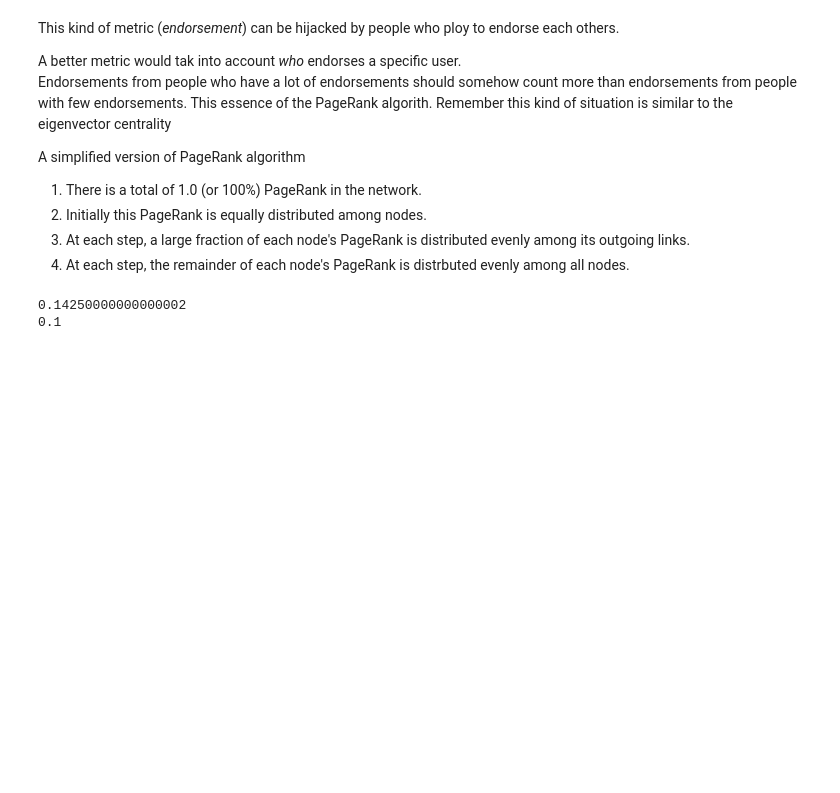
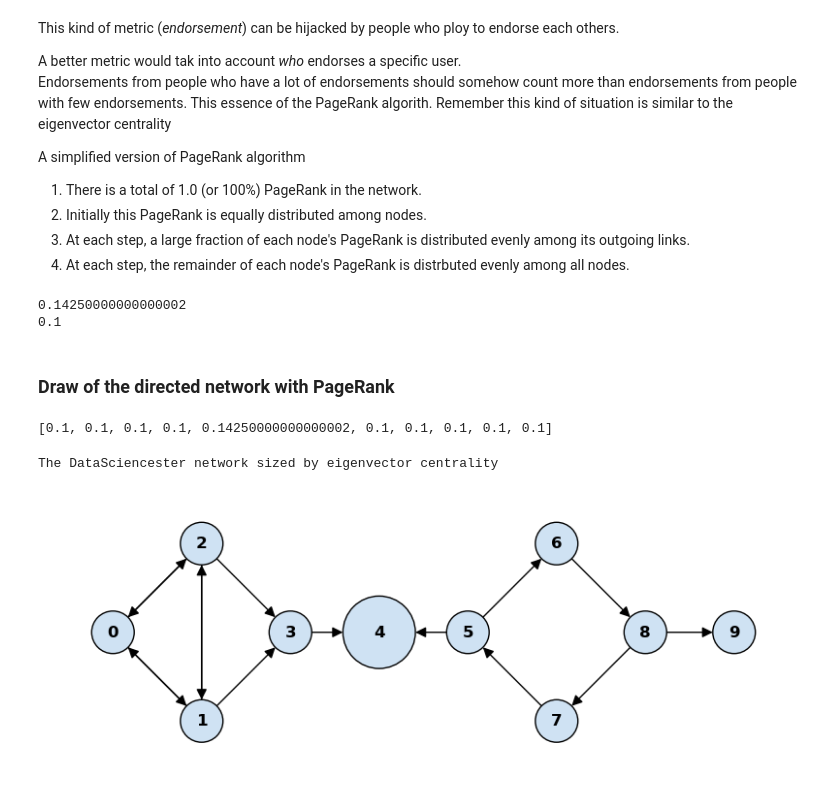
Before and after one commit to LugoBlogger/AK-201-426-data-science, a Jupyter notebook: ch-22-network-analysis.ipynb, the cells around one changed output. Drawn from its saved outputs; the diff is of its cells as text; code cells hidden in the pictures; blank space fills up the shorter version.

```diff
--- a/ch-23-network-analysis.ipynb
+++ b/ch-22-network-analysis.ipynb
@@ -575,3 +575,28 @@ print(max(pr_i for user_id, pr_i in pr.items() if user_id != 4))
 # %% [output]
 0.14250000000000002
 0.1
+# %% [markdown]
+### Draw of the directed network with PageRank
+# %%
+pr_values = [val for key, val in sorted(pr.items())]
+pr_values
+# %% [output]
+[0.1, 0.1, 0.1, 0.1, 0.14250000000000002, 0.1, 0.1, 0.1, 0.1, 0.1]
+# %%
+fig, ax = plt.subplots(figsize=(10, 10))
+
+node_pos = {
+  0: (0, 2), 1: (1, 1), 2: (1, 3), 3: (2, 2), 4: (3, 2),
+  5: (4, 2), 6: (5, 3), 7:(5, 1), 8: (6, 2), 9: (7, 2)}
+nx.draw(GDir, pos=node_pos,
+  node_size=[(100*size)**3 for size in pr_values],
+  with_labels=True, font_weight="bold", arrowsize=16,
+  node_color="#cfe2f3", edgecolors="k", ax=ax)
+
+ax.set_aspect("equal")
+ax.set_ylim([0.5, 3.5])
+print("The DataSciencester network sized by eigenvector centrality")
+plt.show(fig)
+# %% [output]
+The DataSciencester network sized by eigenvector centrality
+[figure, added]
```
Also changed, not shown: 1 other file.
